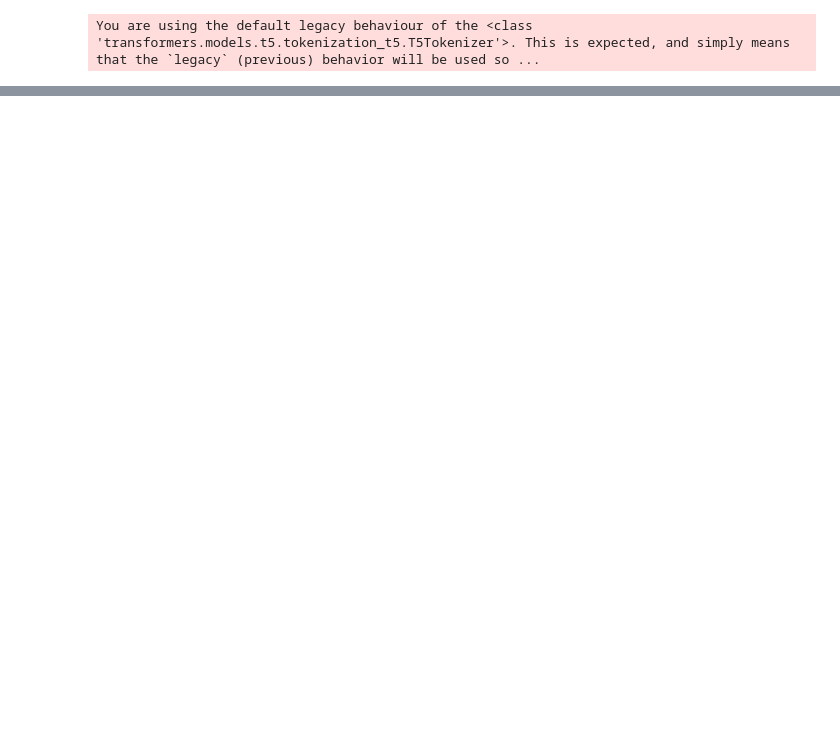
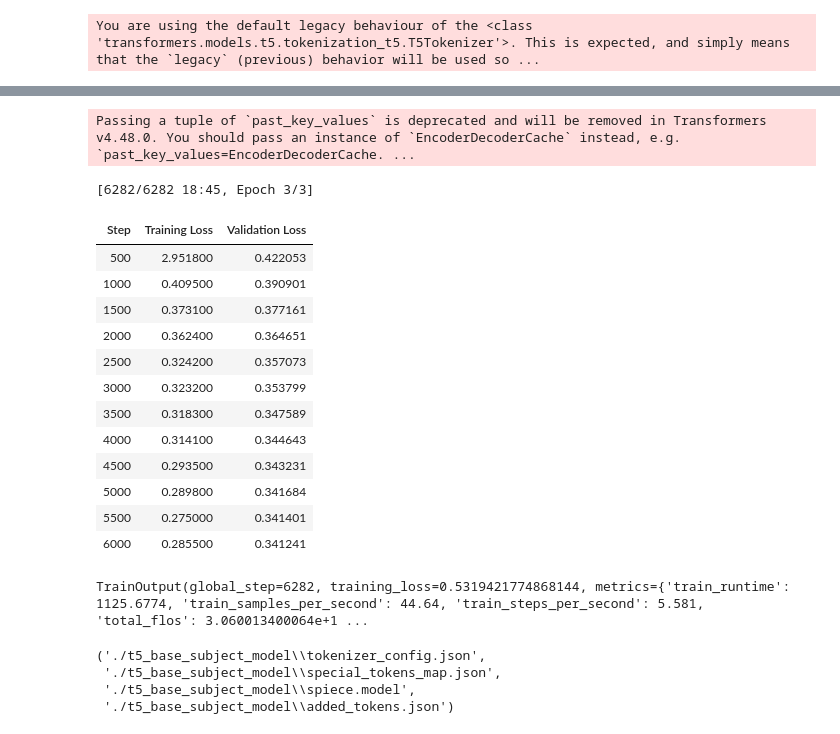
Before and after one commit to shafayat19992403/Email_SubjectLine, a Jupyter notebook: modeling.ipynb, the cells around one changed output, grey strips where cells are left out. Drawn from its saved outputs; the diff is of its cells as text; code cells hidden in the pictures; blank space fills up the shorter version.

```diff
--- a/modeling.ipynb
+++ b/modeling.ipynb
@@ -156,0 +202,68 @@ print(tokenized_train[0])
+# %%
+
+
+
+from transformers import Seq2SeqTrainer, Seq2SeqTrainingArguments
+
+training_args = Seq2SeqTrainingArguments(
+    output_dir="./results",
+    evaluation_strategy="steps",    # or "epoch"
+    # eval_steps=500,                 # run every 500 steps (not every epoch)
+    save_strategy="no",
+    # save_steps=500,
+    predict_with_generate=False,     # ← enable generation
+    generation_max_length=64,
+    generation_num_beams=2,         # beam search for better quality
+    per_device_train_batch_size=8,
+    per_device_eval_batch_size=8,
+    learning_rate=1e-4,
+    num_train_epochs=3,
+    logging_steps=500,
+    load_best_model_at_end=False,
+    metric_for_best_model="eval_loss",
+    report_to="none",
+    warmup_ratio = 0.1,
+    lr_scheduler_type="cosine"
+)
+
+trainer = Seq2SeqTrainer(
+    model=model,
+    args=training_args,
+    train_dataset=tokenized_train,
+    eval_dataset=tokenized_val,   # see next section
+    tokenizer=tokenizer,
+    # compute_metrics=compute_metrics     # your fixed function
+)
+# %%
+import os
+# import wandb
+os.environ["WANDB_DISABLED"] = "true"
+
+
+
+trainer.train()
+# %% [output]
+Passing a tuple of `past_key_values` is deprecated and will be removed in Transformers v4.48.0. You should pass an instance of `EncoderDecoderCache` instead, e.g. `past_key_values=EncoderDecoderCache. ...
+[6282/6282 18:45, Epoch 3/3]
+| Step | Training Loss | Validation Loss |
+| 500 | 2.951800 | 0.422053 |
+| 1000 | 0.409500 | 0.390901 |
+| 1500 | 0.373100 | 0.377161 |
+| 2000 | 0.362400 | 0.364651 |
+| 2500 | 0.324200 | 0.357073 |
+| 3000 | 0.323200 | 0.353799 |
+| 3500 | 0.318300 | 0.347589 |
+| 4000 | 0.314100 | 0.344643 |
+| 4500 | 0.293500 | 0.343231 |
+| 5000 | 0.289800 | 0.341684 |
+| 5500 | 0.275000 | 0.341401 |
+| 6000 | 0.285500 | 0.341241 |
+TrainOutput(global_step=6282, training_loss=0.5319421774868144, metrics={'train_runtime': 1125.6774, 'train_samples_per_second': 44.64, 'train_steps_per_second': 5.581, 'total_flos': 3.060013400064e+1 ...
+# %%
+model.save_pretrained("./t5_base_subject_model")
+tokenizer.save_pretrained("./t5_base_subject_model")
+# %% [output]
+('./t5_base_subject_model\\tokenizer_config.json',
+ './t5_base_subject_model\\special_tokens_map.json',
+ './t5_base_subject_model\\spiece.model',
+ './t5_base_subject_model\\added_tokens.json')
```
Also changed, not shown: parts of 5 cells of this notebook, 5 other files.
